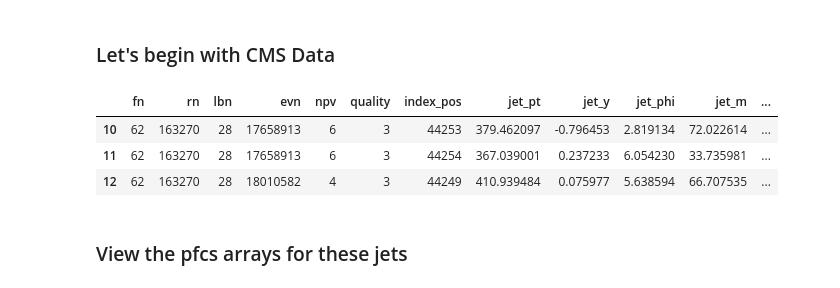
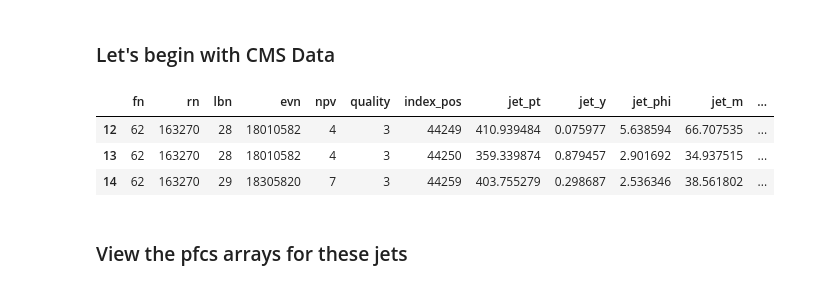
Before and after one commit to a-lolos/Thesis-Jet_analysis, a Jupyter notebook: MOD Jet Demo.ipynb, the cells around one changed output. Saved outputs shown, nothing was run; the diff lists cells and outputs as text; code cells hidden in the pictures.

```diff
--- a/MOD Jet Demo.ipynb
+++ b/MOD Jet Demo.ipynb
@@ -148,18 +148,18 @@ cms_multijetdf.head(10)
 ### Let's begin with CMS Data
 # %%
 # Pick an event (line number) from the above cms_multijetdf.
-Line = 10
+Line = 12
 
 # How many jets in that event
 N = 2
 
 # View how many jets there are in that event.
 cms_multijetdf.iloc[Line : Line + 3]
 # %% [output]
 |  | fn | rn | lbn | evn | npv | quality | index_pos | jet_pt | jet_y | jet_phi | jet_m | ... |
-| 10 | 62 | 163270 | 28 | 17658913 | 6 | 3 | 44253 | 379.462097 | -0.796453 | 2.819134 | 72.022614 | ... |
-| 11 | 62 | 163270 | 28 | 17658913 | 6 | 3 | 44254 | 367.039001 | 0.237233 | 6.054230 | 33.735981 | ... |
 | 12 | 62 | 163270 | 28 | 18010582 | 4 | 3 | 44249 | 410.939484 | 0.075977 | 5.638594 | 66.707535 | ... |
+| 13 | 62 | 163270 | 28 | 18010582 | 4 | 3 | 44250 | 359.339874 | 0.879457 | 2.901692 | 34.937515 | ... |
+| 14 | 62 | 163270 | 29 | 18305820 | 7 | 3 | 44259 | 403.755279 | 0.298687 | 2.536346 | 38.561802 | ... |
 # %% [markdown]
 ### View the pfcs arrays for these jets
 # %% [markdown]
```
Also changed, not shown: parts of 9 cells of this notebook.
